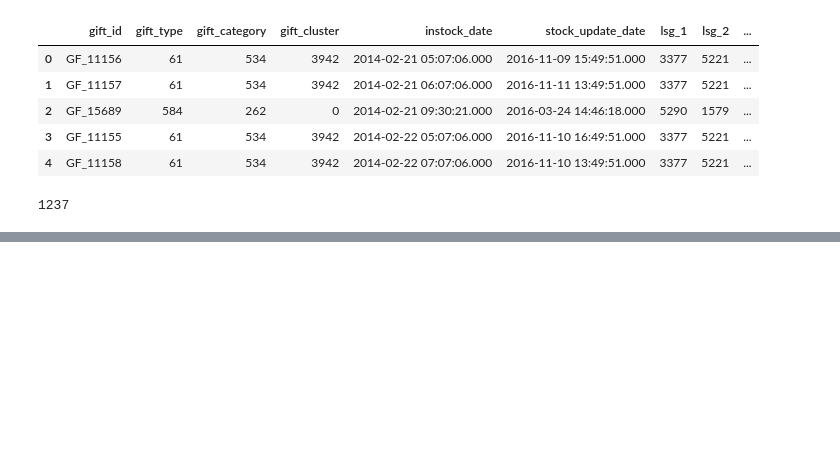
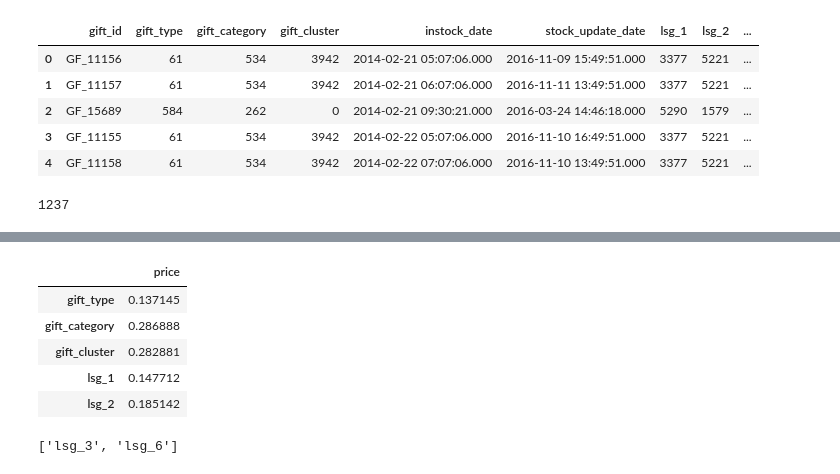
Before and after one commit to ayush7garg/good-friday-gifts-hackathon, a Jupyter notebook: good_friday_gifts.ipynb, the cells around one changed output, grey strips where cells are left out. Saved outputs shown, nothing was run; the diff lists cells and outputs as text; code cells hidden in the pictures; blank space fills up the shorter version.

```diff
--- a/good_friday_gifts.ipynb
+++ b/good_friday_gifts.ipynb
@@ -54,0 +113,11 @@ y_train = df["price"]
+# %%
+cor_target = pd.DataFrame(cor_target)
+# %%
+cor_target.head(5)
+# %% [output]
+|  | price |
+| gift_type | 0.137145 |
+| gift_category | 0.286888 |
+| gift_cluster | 0.282881 |
+| lsg_1 | 0.147712 |
+| lsg_2 | 0.185142 |
@@ -54,0 +128,4 @@ y_train = df["price"]
+# %%
+to_drop
+# %% [output]
+['lsg_3', 'lsg_6']
```
Also changed, not shown: parts of 10 cells of this notebook.
